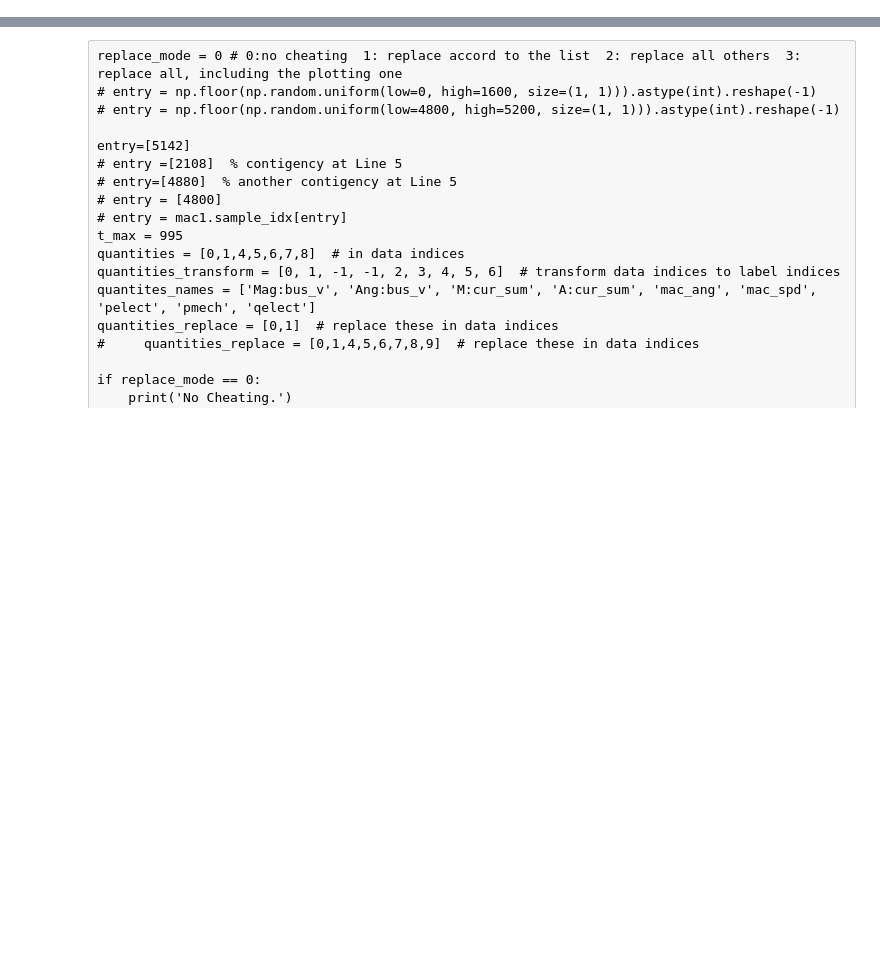
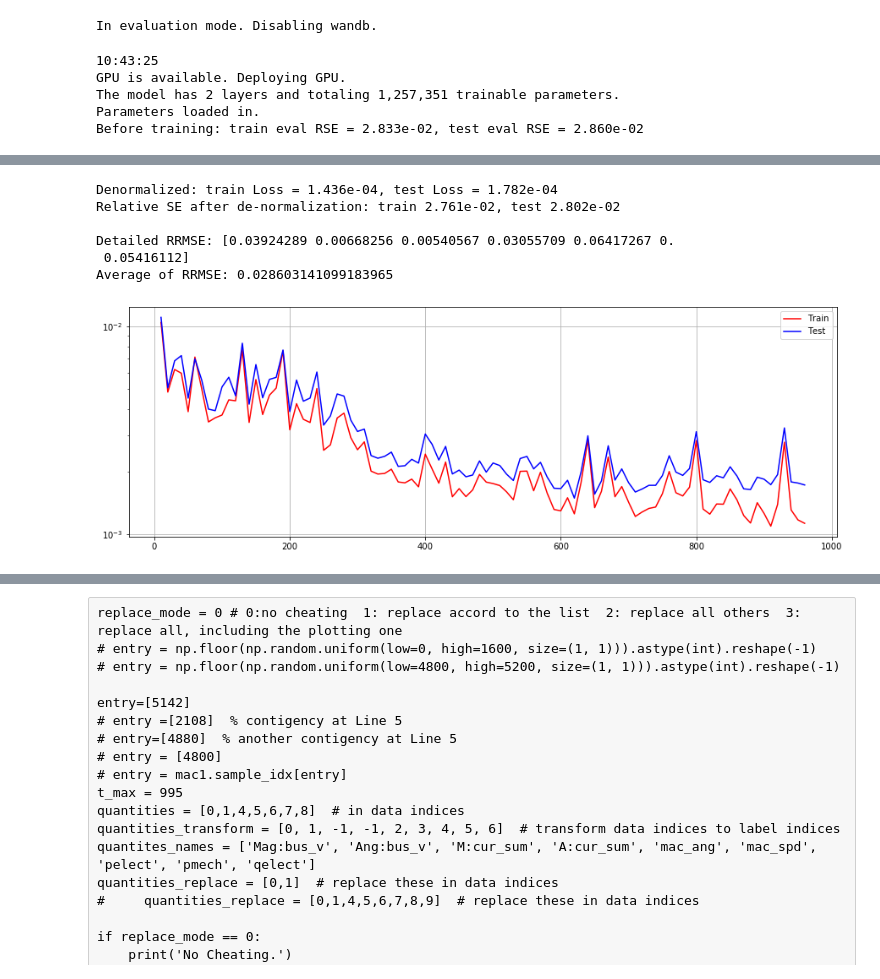
Before and after one commit to nhlijiaming/transient_mac1, a Jupyter notebook: mac1_tuning.ipynb, the cells around one changed output, grey strips where cells are left out. Drawn from its saved outputs; the diff is of its cells as text; code cells hidden in the pictures; blank space fills up the shorter version.

Commit message:
fully dedicated LSTM, using predicted current

```diff
--- a/mac1_tuning.ipynb
+++ b/mac1_tuning.ipynb
@@ -6,33 +6,30 @@ import os
 import matplotlib.pyplot as plt
 import numpy as np
 import time
+use_wandb = True
 
-use_wandb = False
+load_file = 'wandb/run-20200807_160613-qazi7v6v/checkpoint/960.pt'
+
+if 'load_file' in locals():
+    print('In evaluation mode. Disabling wandb.')
+    use_wandb = False
+
 if use_wandb:
     import wandb
     os.environ['WANDB_NOTEBOOK_NAME'] = 'mac1_tuning.ipynb'
     wandb.init(project="transient_mac1", notes="")
     wandb.run.name = '192_192_dedicated_128_128_VaMacang'
+# %% [output]
+In evaluation mode. Disabling wandb.
 # %%
 from mac1 import Machine1
 print(time.strftime('%H:%M:%S  ', time.localtime(time.time())))
 
-mac1 = Machine1(n_layers=2, hidden_dim=[192,192], n_training_sample=1600, data_len=700, batchsize=200, data_interpolation_rate=5)
+mac1 = Machine1(n_layers=2, hidden_dim=[256,256], n_training_sample=1600, data_len=700, batchsize=200, data_interpolation_rate=5)
 
 def count_parameters(model):
     return sum(p.numel() for p in model.parameters() if p.requires_grad)
 print(f'The model has {mac1.model.n_layers} layers and totaling {count_parameters(mac1.model):,} trainable parameters.')
-
-# load_file = '6_22_2020.pt'
-# load_file = 'saved_models/txfxwfte/400.pt'
-# load_file = 'wandb/run-20200730_131951-1wkdkg8l/checkpoint/970.pt' # 400_192+128_dedicated_VaMacang
-# load_file = 'wandb/run-20200730_180343-2f174fnm/checkpoint/990.pt' # 400_192+128_dedicated_VaMacang_weightedLoss*10
-# load_file = 'wandb/run-20200730_161725-uo241gfh/checkpoint/940.pt' # 400_192+128_dedicated_VaMacang_trainable-initmem
-# load_file = 'wandb/run-20200730_125334-27vk5mbn/checkpoint/860.pt' # 400_192+128_dedicated+shared_VaMacang_trainable-initmem
-
-
-# load_file = 'wandb/60.pt'
-# load_file = '../replicate/LSTM_repl_1600_860Epochs.pt'
 
 if 'load_file' in locals():
     mac1.load_pretrained(load_file)
@@ -54,6 +51,12 @@ if use_wandb:
     loss_test, _ = mac1.test(mac1.test_data_torch, mac1.test_label_torch)
     rse = mac1.evaluation(mac1.test_data_torch, mac1.test_label_raw)
     wandb.log({"Epoch": mac1.trained_epochs-1, "Train Loss": loss, "Test Loss": loss_test, 'Eval RSE':np.median(rse,axis=0).mean()})
+# %% [output]
+10:43:25
+GPU is available. Deploying GPU.
+The model has 2 layers and totaling 1,257,351 trainable parameters.
+Parameters loaded in.
+Before training: train eval RSE = 2.833e-02, test eval RSE = 2.860e-02
 # %%
 #### %matplotlib inline
 import torch
@@ -90,7 +93,7 @@ for i in range(trained_epochs, trained_epochs+train_for_epochs):
     if use_wandb and i % 100 == 0:
         save_to_file = True
 
-    if save_to_file:
+    if save_to_file and i >= 600:
         save_to_file = False
 
         if not os.path.exists(os.path.join(wandb.run.dir, 'checkpoint')):
@@ -150,3 +153,5 @@ if use_wandb:
 
     wandb.log({"Prediction RSE": np.median(rse,axis=0)})
     wandb.log({"Overall": np.median(rse,axis=0).mean()})
+    wandb.log({"Min RRMSE": min_eval_rse})
+# %% [output]
@@ -153,3 +160,10 @@ if use_wandb:
+Denormalized: train Loss = 1.436e-04, test Loss = 1.782e-04
+Relative SE after de-normalization: train 2.761e-02, test 2.802e-02
+
+Detailed RRMSE: [0.03924289 0.00668256 0.00540567 0.03055709 0.06417267 0.
+ 0.05416112]
+Average of RRMSE: 0.028603141099183965
+[figure, added]
 # %%
 # torch.save({'model_state_dict':mac1.model.state_dict(), 'optimizer_state_dict': mac1.optimizer.state_dict(), 'epoch': mac1.trained_epochs, 'loss_curve':mac1.loss_curve}, '6_23_2020.pt')
 
```
Also changed, not shown: parts of 8 cells of this notebook, 2 other files.
